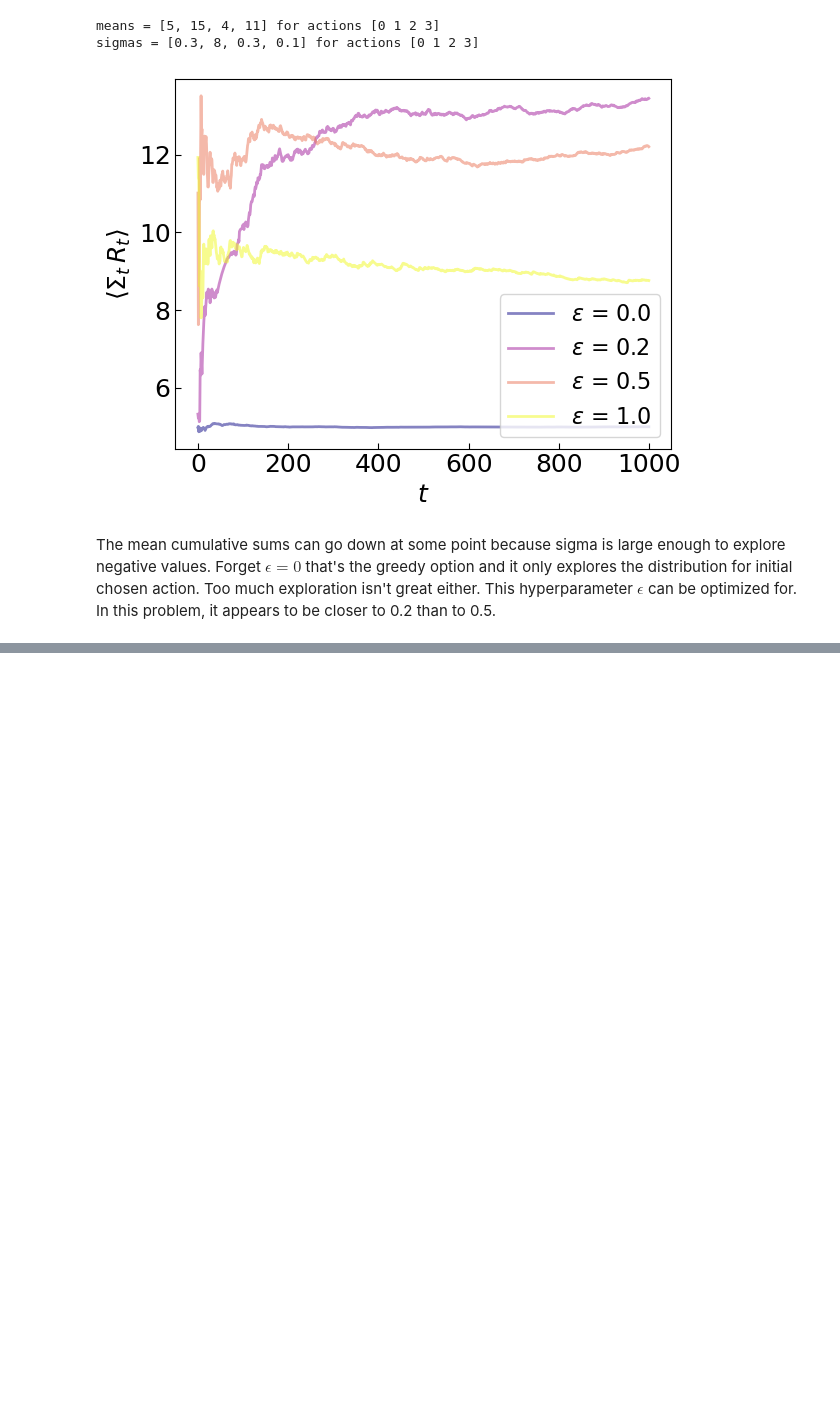
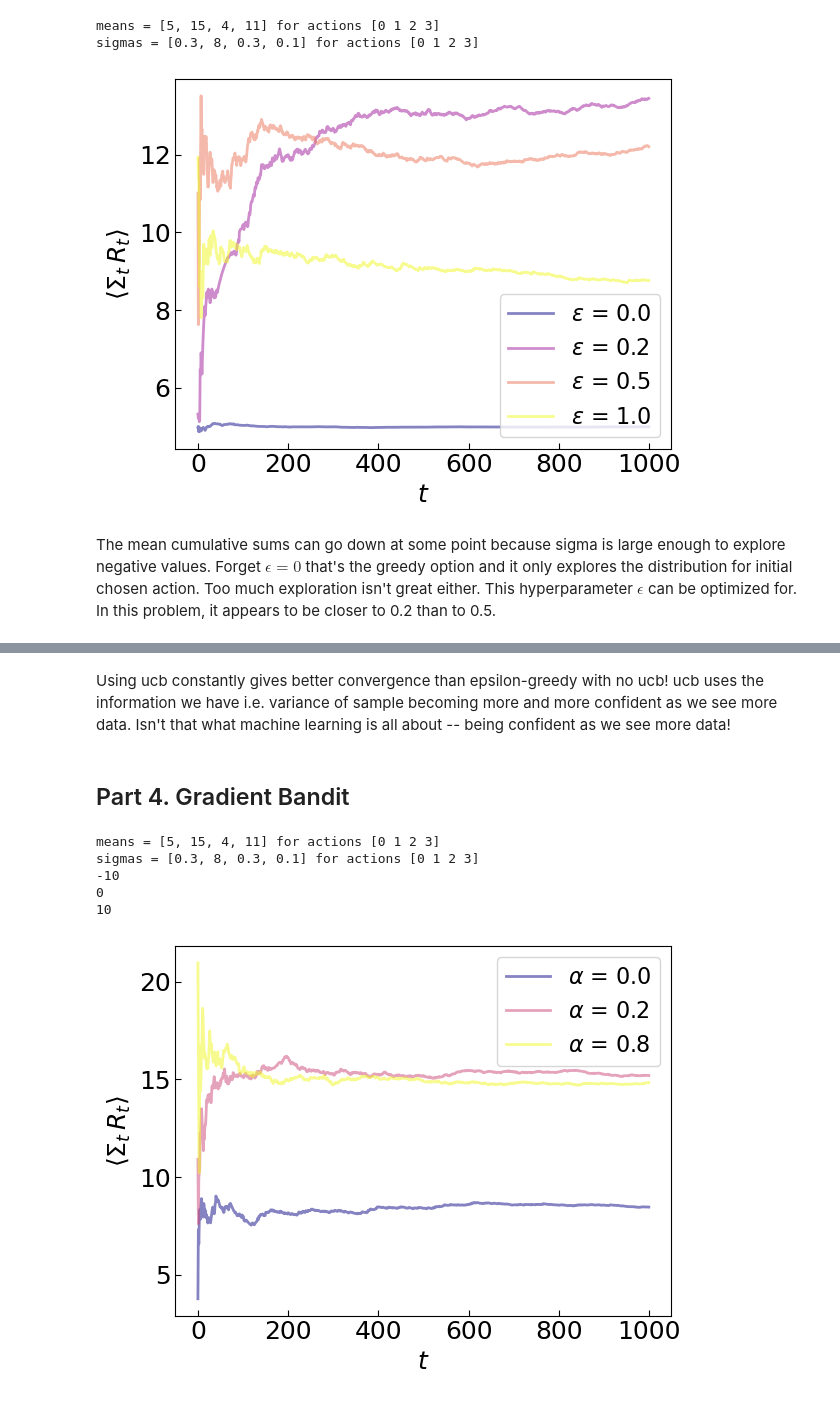
Before and after one commit to jabacousnac/learning_rl, a Jupyter notebook: epsilon_greedy.ipynb, the cells around one changed output, grey strips where cells are left out. Cells and saved outputs as stored; diff of their text form; code cells hidden in the pictures; blank space fills up the shorter version.

Commit message:
added ucb and gradient bandit

```diff
--- a/epsilon_greedy.ipynb
+++ b/epsilon_greedy.ipynb
@@ -148,0 +213,70 @@ The mean cumulative sums can go down at some point because sigma is large enough
+# %% [markdown]
+Using ucb constantly gives better convergence than epsilon-greedy with no ucb! ucb uses the information we have i.e. variance of sample becoming more and more confident as we see more data. Isn't that what machine learning is all about -- being confident as we see more data!
+# %% [markdown]
+## Part 4. Gradient Bandit
+# %%
+font = {'family': 'sans-serif', 'size': 18}
+plt.rc('font', **font)
+col_map = cm.plasma
+norm = Normalize(vmin=-10, vmax=10)
+
+def gradient_bandit(baseline=True):
+
+    means = [5, 15, 4, 11]
+    sigmas = [.3, 8, .3, .1]
+    k = len(means)
+    print(f'means = {means} for actions {np.arange(k)}')
+    print(f'sigmas = {sigmas} for actions {np.arange(k)}')
+    cols = [-10, 0, 10]
+
+    fig, ax = plt.subplots()
+
+    for q, alpha in enumerate([0., .2, .8]):
+
+        #initialize preference
+        preferences = np.zeros(k)
+        action_probs = np.ones(k)/k
+        actual_reward = []
+
+        T = 1000
+        t = 0
+        average_reward = 0
+
+        while t < T:
+            t += 1
+
+            action_probs = np.exp(preferences)/np.sum(np.exp(preferences)) #softmax of preferences
+
+            j = np.random.choice(np.arange(k), p=action_probs)
+
+            R_t = random.gauss(means[j], sigmas[j])
+            actual_reward.append(R_t)
+
+            #update reward
+            if baseline:
+                average_reward += (R_t-average_reward) / t
+
+            for i in range(k):
+                if i == j:
+                    preferences[i] += alpha * (R_t-average_reward) * (1-action_probs[i]) #update preferences
+                else:
+                    preferences[i] -= alpha * (R_t-average_reward) * action_probs[i]
+
+        print(cols[q])
+        ax.plot(np.arange(T), np.cumsum(actual_reward)/np.arange(1, T+1), \
+                color=col_map(norm(cols[q])), alpha=.5, linewidth=2, label=r'$\alpha$ = {}'.format(alpha))
+        ax.set_xlabel(r'$t$')
+        ax.set_ylabel(r'$\langle \Sigma_t \, R_t \rangle$')
+        ax.tick_params(axis="x", direction="in", length=4)
+        ax.tick_params(axis="y", direction="in", length=4)
+        ax.legend(fontsize=16)
+
+gradient_bandit()
+plt.show()
+# %% [output]
+means = [5, 15, 4, 11] for actions [0 1 2 3]
+sigmas = [0.3, 8, 0.3, 0.1] for actions [0 1 2 3]
+-10
+0
+10
+[figure, added]
```
Also changed, not shown: parts of 5 cells of this notebook.
